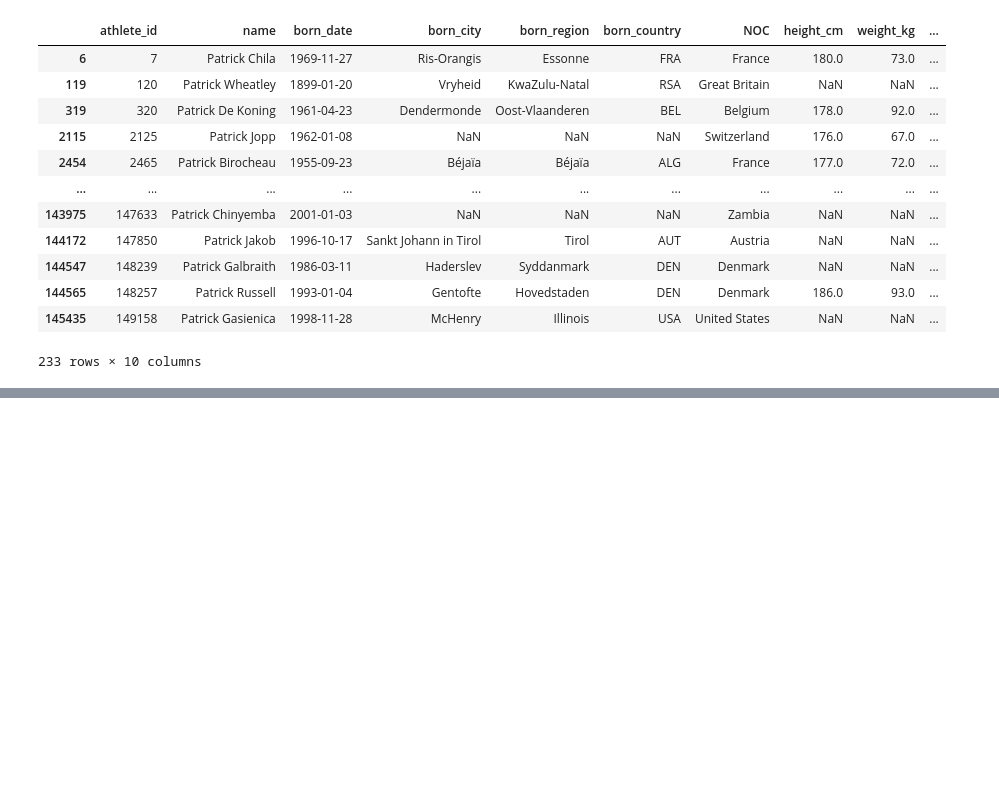
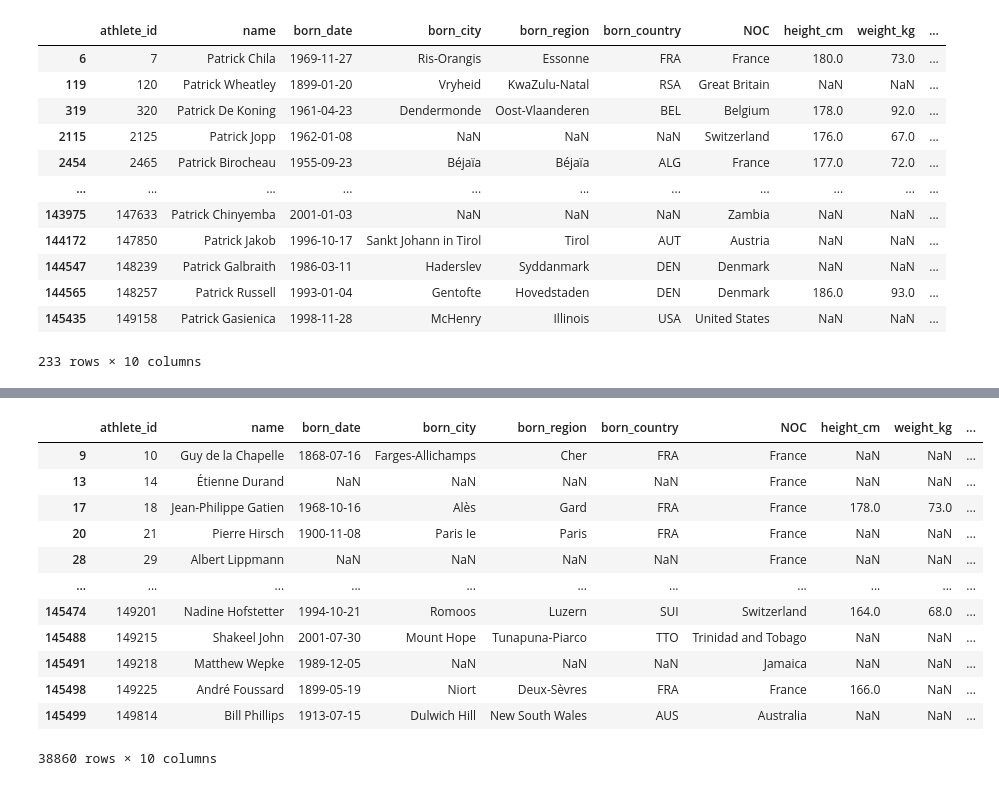
Before and after one commit to Anushruti47/pandas_keithGally, a Jupyter notebook: pandas-tutorial/6.FilteringDataString.ipynb, the cells around one changed output, grey strips where cells are left out. Drawn from its saved outputs; the diff is of its cells as text; code cells hidden in the pictures; blank space fills up the shorter version.

```diff
--- a/pandas-tutorial/6.FilteringDataString.ipynb
+++ b/pandas-tutorial/6.FilteringDataString.ipynb
@@ -83,0 +122,18 @@ bios[bios["name"].str.contains("patrick",case=False)]
+# %%
+#3. Find athletes with names that have repeated consecutive letters (e.g. "Aaron", "Emmett"):
+repeated_letters=bios[bios['name'].str.contains(r'(.)\1',na=False)]
+repeated_letters
+# %% [output]
+|  | athlete_id | name | born_date | born_city | born_region | born_country | NOC | height_cm | weight_kg | ... |
+| 9 | 10 | Guy de la Chapelle | 1868-07-16 | Farges-Allichamps | Cher | FRA | France | NaN | NaN | ... |
+| 13 | 14 | Étienne Durand | NaN | NaN | NaN | NaN | France | NaN | NaN | ... |
+| 17 | 18 | Jean-Philippe Gatien | 1968-10-16 | Alès | Gard | FRA | France | 178.0 | 73.0 | ... |
+| 20 | 21 | Pierre Hirsch | 1900-11-08 | Paris Ie | Paris | FRA | France | NaN | NaN | ... |
+| 28 | 29 | Albert Lippmann | NaN | NaN | NaN | NaN | France | NaN | NaN | ... |
+| ... | ... | ... | ... | ... | ... | ... | ... | ... | ... | ... |
+| 145474 | 149201 | Nadine Hofstetter | 1994-10-21 | Romoos | Luzern | SUI | Switzerland | 164.0 | 68.0 | ... |
+| 145488 | 149215 | Shakeel John | 2001-07-30 | Mount Hope | Tunapuna-Piarco | TTO | Trinidad and Tobago | NaN | NaN | ... |
+| 145491 | 149218 | Matthew Wepke | 1989-12-05 | NaN | NaN | NaN | Jamaica | NaN | NaN | ... |
+| 145498 | 149225 | André Foussard | 1899-05-19 | Niort | Deux-Sèvres | FRA | France | 166.0 | NaN | ... |
+| 145499 | 149814 | Bill Phillips | 1913-07-15 | Dulwich Hill | New South Wales | AUS | Australia | NaN | NaN | ... |
+38860 rows × 10 columns
```
Also changed, not shown: parts of 13 cells of this notebook, 1 other file.
